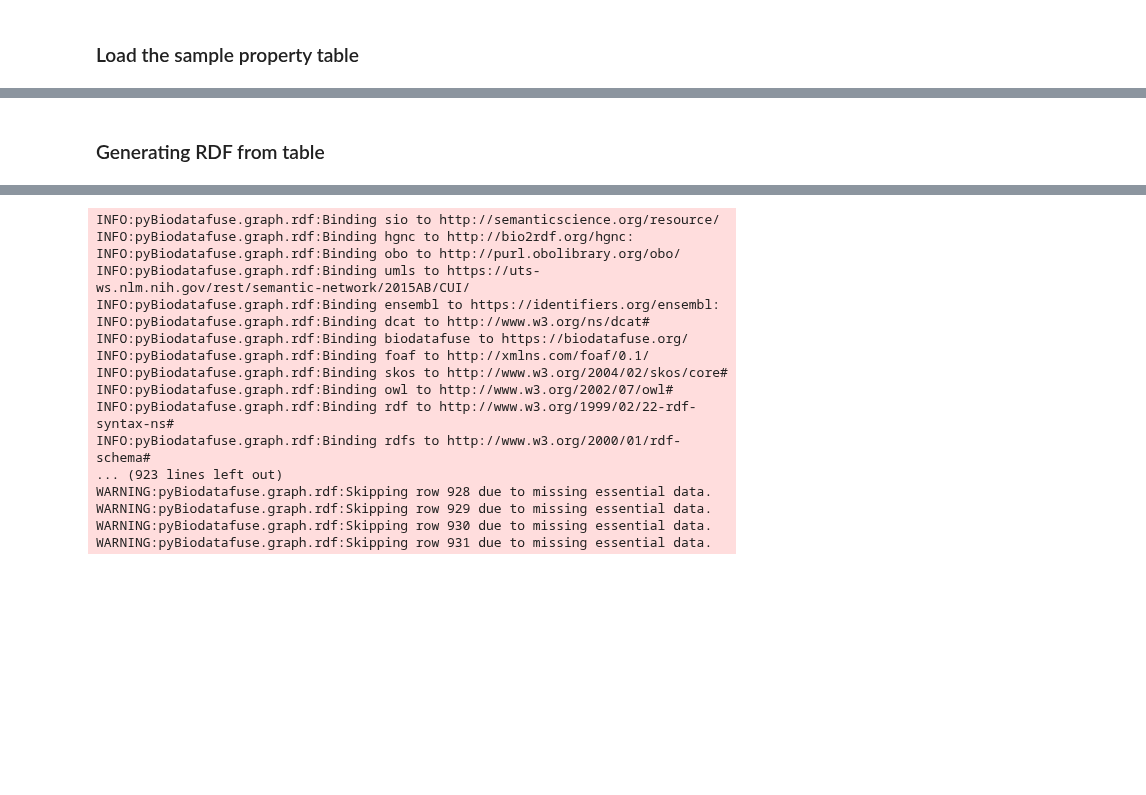
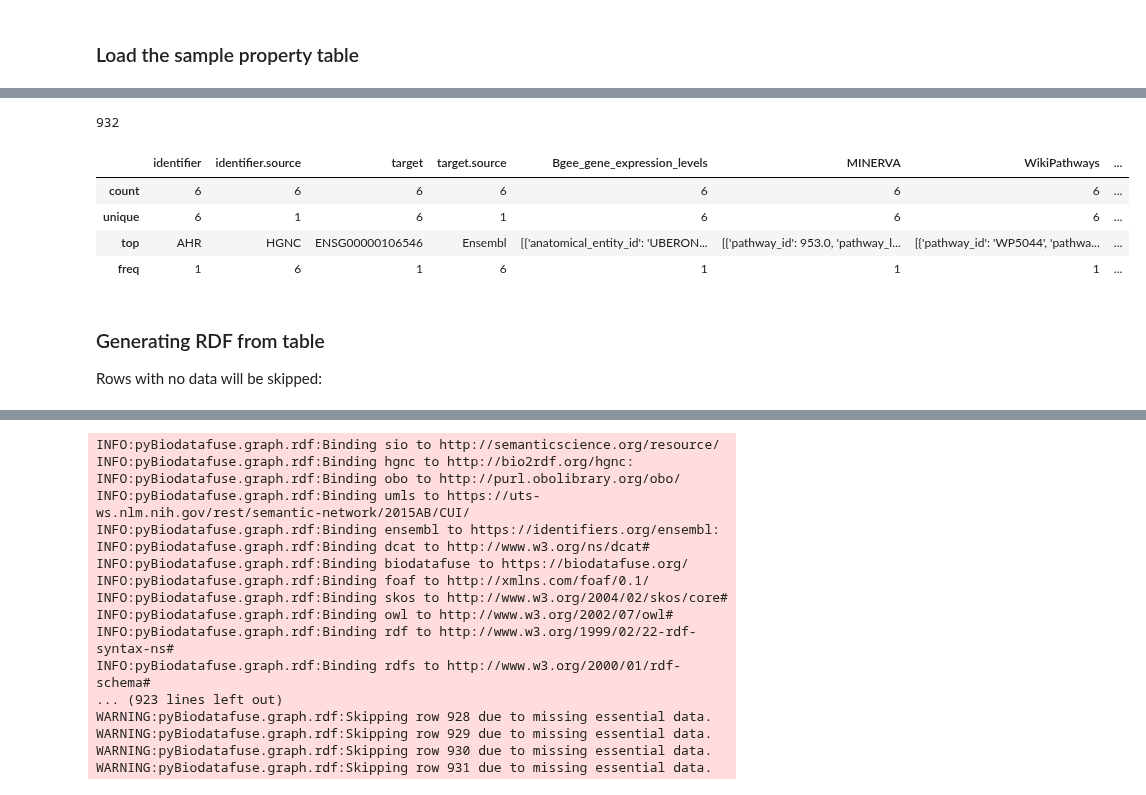
Before and after one commit to BioDataFuse/pyBiodatafuse, a Jupyter notebook: examples/rdf_example.ipynb, the cells around one changed output, grey strips where cells are left out. Saved outputs shown, nothing was run; the diff lists cells and outputs as text; code cells hidden in the pictures; blank space fills up the shorter version.

```diff
--- a/examples/rdf_example.ipynb
+++ b/examples/rdf_example.ipynb
@@ -27,5 +17,16 @@ life cycle�u}�(hZ�UBERON_0002107�h\�liver�h^G@V+��3rh_�CIO_000
 | 0 | AHR | HGNC | ENSG00000106546 | Ensembl | [{'anatomical_entity_id': 'UBERON... | [{'pathway_id': 953.0, 'pathway_l... | [{'pathway_id': 'WP5044', 'pathwa... | ... |
 | 1 | CHRNG | HGNC | ENSG00000196811 | Ensembl | [{'anatomical_entity_id': 'UBERON... | [{'pathway_id': nan, 'pathway_lab... | [{'pathway_id': nan, 'pathway_lab... | ... |
 | 2 | DMD | HGNC | ENSG00000198947 | Ensembl | [{'anatomical_entity_id': 'UBERON... | [{'pathway_id': nan, 'pathway_lab... | [{'pathway_id': 'WP2858', 'pathwa... | ... |
+# %%
+print(len(data))
+data.describe()
+# %% [output]
+932
+|  | identifier | identifier.source | target | target.source | Bgee_gene_expression_levels | MINERVA | WikiPathways | ... |
+| count | 6 | 6 | 6 | 6 | 6 | 6 | 6 | ... |
+| unique | 6 | 1 | 6 | 1 | 6 | 6 | 6 | ... |
+| top | AHR | HGNC | ENSG00000106546 | Ensembl | [{'anatomical_entity_id': 'UBERON... | [{'pathway_id': 953.0, 'pathway_l... | [{'pathway_id': 'WP5044', 'pathwa... | ... |
+| freq | 1 | 6 | 1 | 6 | 1 | 1 | 1 | ... |
 # %% [markdown]
 ### Generating RDF from table
+Rows with no data will be skipped:
```
Also changed, not shown: parts of 2 cells of this notebook.
